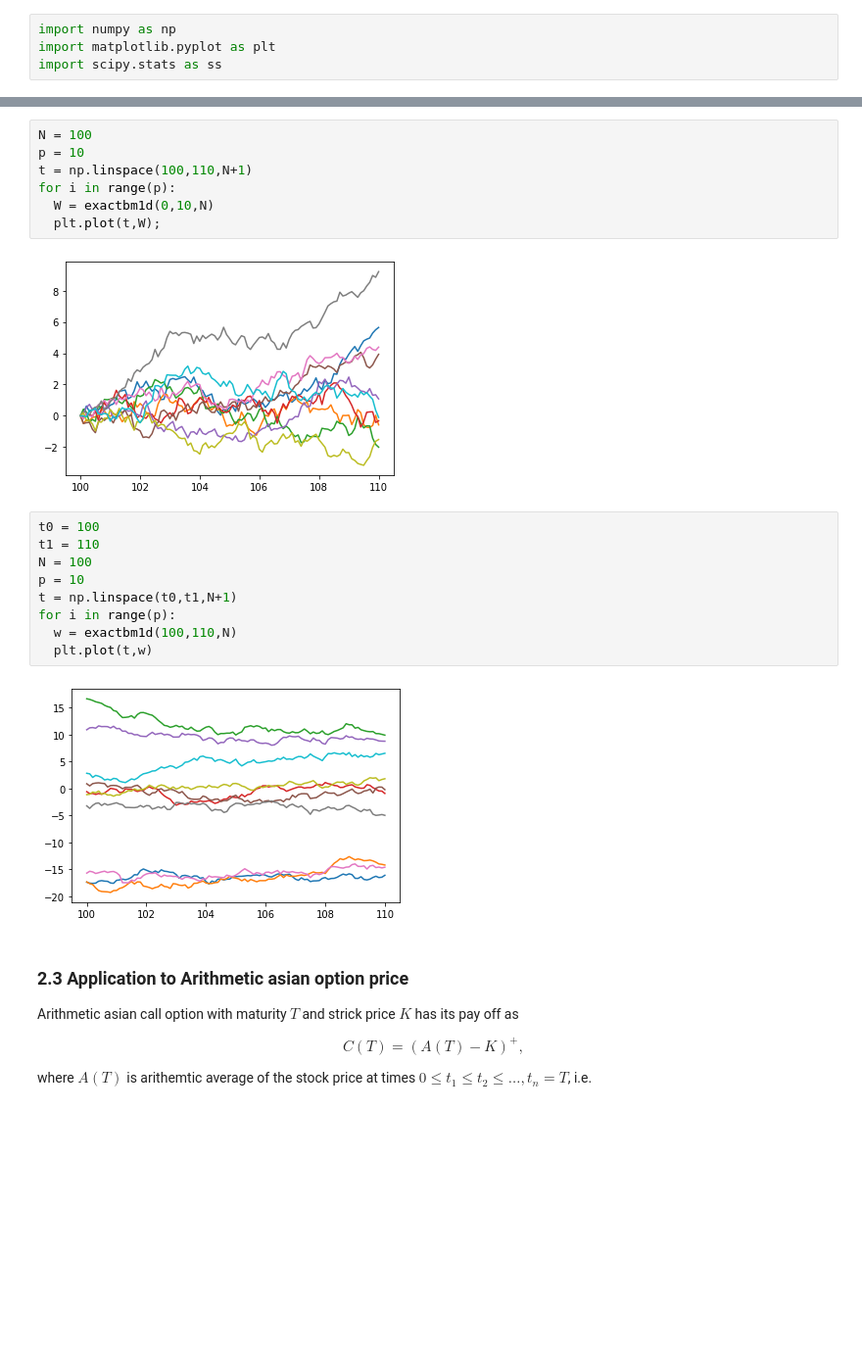
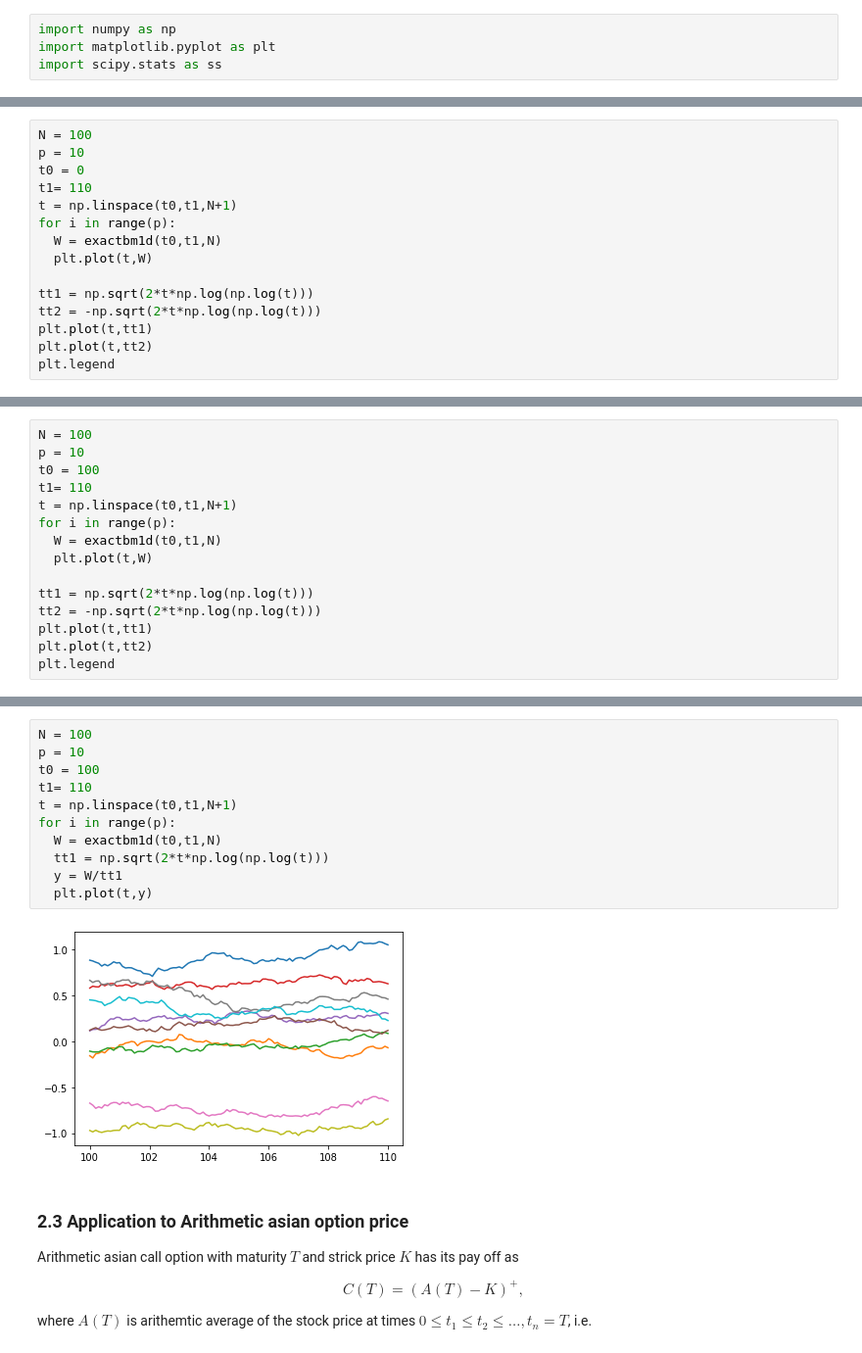
Before and after one commit to cengaiyeung/20MA573, a Jupyter notebook: src/hw06_part1.ipynb, the cells around one changed output, grey strips where cells are left out. Shown: that part at 98% size. Saved outputs shown, nothing was run; the diff lists cells and outputs as text; blank space fills up the shorter version.

```diff
--- a/src/hw06_part1.ipynb
+++ b/src/hw06_part1.ipynb
@@ -60,3 +60,18 @@ def exactbm1d(t0,t1,n):
     Z = np.random.normal(0,1)
     W_list[i+1] = W_list[i] + np.sqrt(h) * Z
   return W_list
+# %%
+N = 100
+p = 10
+t0 = 0
+t1= 110
+t = np.linspace(t0,t1,N+1)
+for i in range(p):
+  W = exactbm1d(t0,t1,N)
+  plt.plot(t,W)
+
+tt1 = np.sqrt(2*t*np.log(np.log(t)))
+tt2 = -np.sqrt(2*t*np.log(np.log(t)))
+plt.plot(t,tt1)
+plt.plot(t,tt2)
+plt.legend
@@ -62,0 +81,15 @@ def exactbm1d(t0,t1,n):
+# %%
+N = 100
+p = 10
+t0 = 100
+t1= 110
+t = np.linspace(t0,t1,N+1)
+for i in range(p):
+  W = exactbm1d(t0,t1,N)
+  plt.plot(t,W)
+
+tt1 = np.sqrt(2*t*np.log(np.log(t)))
+tt2 = -np.sqrt(2*t*np.log(np.log(t)))
+plt.plot(t,tt1)
+plt.plot(t,tt2)
+plt.legend
@@ -63,23 +99,16 @@ def exactbm1d(t0,t1,n):
 # %%
 N = 100
 p = 10
-t = np.linspace(100,110,N+1)
+t0 = 100
+t1= 110
+t = np.linspace(t0,t1,N+1)
 for i in range(p):
-  W = exactbm1d(0,10,N)
-  plt.plot(t,W);
+  W = exactbm1d(t0,t1,N)
+  tt1 = np.sqrt(2*t*np.log(np.log(t)))
+  y = W/tt1
+  plt.plot(t,y)
 # %% [output]
-[figure, old version]
+[figure, new version]
-# %%
-t0 = 100
-t1 = 110
-N = 100
-p = 10
-t = np.linspace(t0,t1,N+1)
-for i in range(p):
-  w = exactbm1d(100,110,N)
-  plt.plot(t,w)
-# %% [output]
-[figure, removed]
 # %% [markdown]
 ### **2.3 Application to Arithmetic asian option price**
 
```
Also changed, not shown: parts of 8 cells of this notebook.
